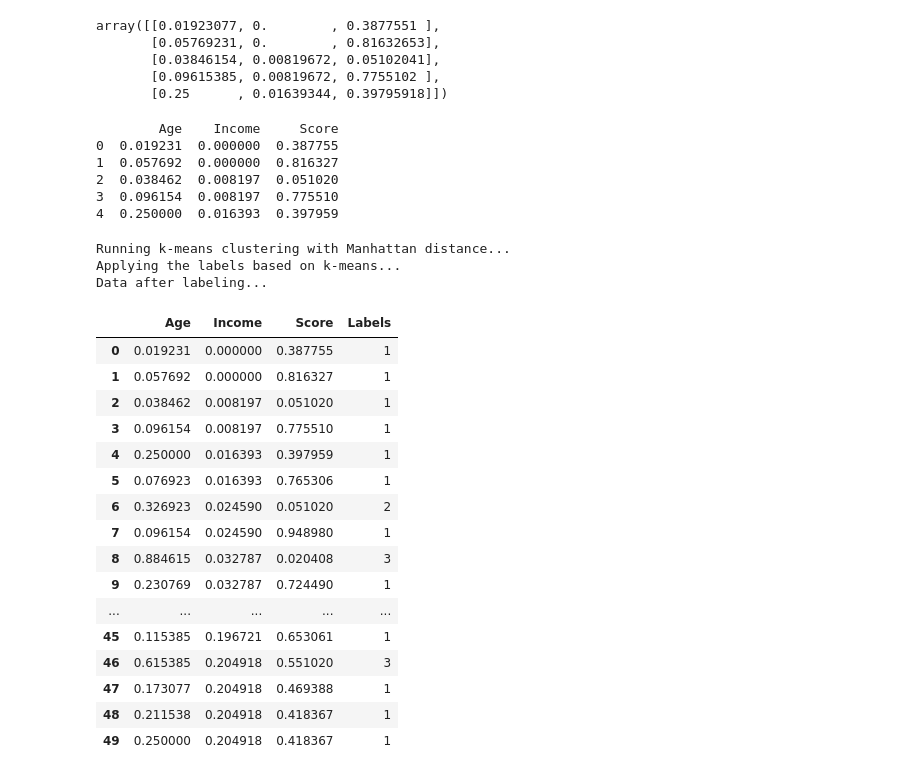
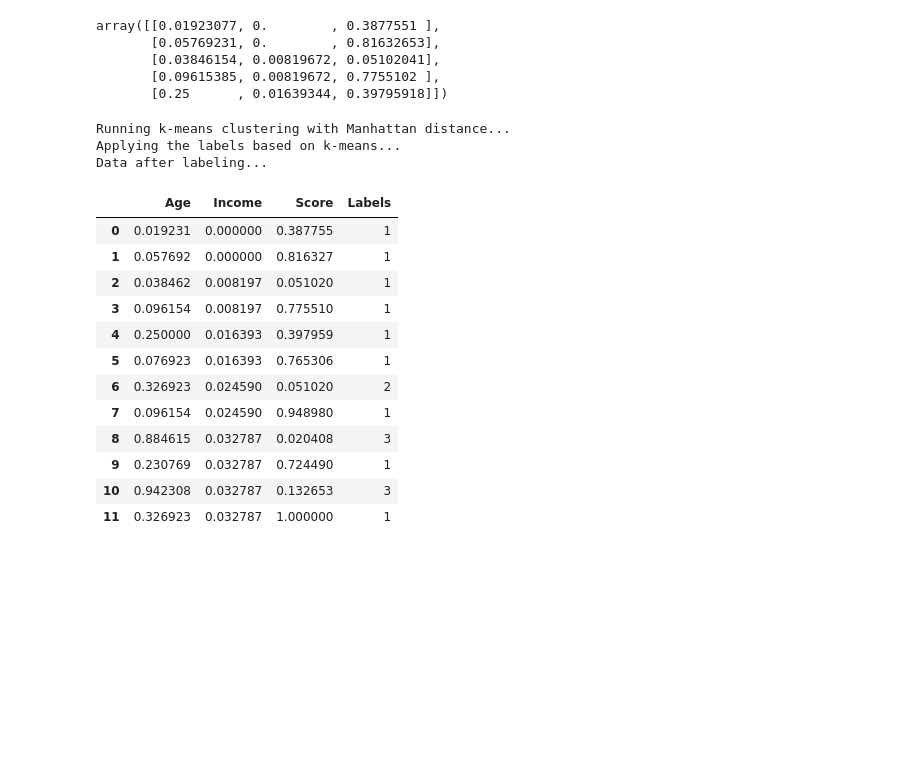
Before and after one commit to VaderSame/Mall-Customers-Segmentation-Dataset-, a Jupyter notebook: Assignment_2_Semal_Shastri.ipynb, the cells around one changed output. Drawn from its saved outputs; the diff is of its cells as text; code cells hidden in the pictures; blank space fills up the shorter version.

Commit message:
added the scaled dataframe code inside manhattan kmeans block and it works somehow

```diff
--- a/Assignment_2_Semal_Shastri.ipynb
+++ b/Assignment_2_Semal_Shastri.ipynb
@@ -121,19 +120,6 @@ array([[0.01923077, 0.        , 0.3877551 ],
        [0.03846154, 0.00819672, 0.05102041],
        [0.09615385, 0.00819672, 0.7755102 ],
        [0.25      , 0.01639344, 0.39795918]])
-# %%
-# Convert the scaled data back to a DataFrame with the same columns
-scaled_df = pd.DataFrame(scaler_MinMax, columns=df_drop.columns)
-
-# Now, scaled_df contains the scaled data in the same structure as df
-print(scaled_df.head())
-# %% [output]
-        Age    Income     Score
-0  0.019231  0.000000  0.387755
-1  0.057692  0.000000  0.816327
-2  0.038462  0.008197  0.051020
-3  0.096154  0.008197  0.775510
-4  0.250000  0.016393  0.397959
 # %%
 from pyclustering.cluster.kmeans import kmeans
 from pyclustering.utils.metric import type_metric, distance_metric
@@ -142,6 +128,9 @@ from pyclustering.utils.metric import distance_metric
 from pyclustering.cluster.center_initializer import random_center_initializer
 from pyclustering.cluster.encoder import type_encoding
 from pyclustering.cluster.encoder import cluster_encoder
+
+# Convert the scaled data back to a DataFrame with the same columns
+scaled_df = pd.DataFrame(scaler_MinMax, columns=df_drop.columns)
 
 data = scaled_df.values
 
@@ -153,37 +142,33 @@ initial_centers = random_center_initializer(data, k, random_state=5).initialize(
 
 # Distance metric 2 for Manhattan
 kmeans_manhattan = kmeans(data, initial_centers=initial_centers, metric=distance_metric(type_metric.MANHATTAN))
 kmeans_manhattan.process()
 py_clusters = kmeans_manhattan.get_clusters()
 py_centers = kmeans_manhattan.get_centers()
 py_encoding = kmeans_manhattan.get_cluster_encoding()
 py_encoder = cluster_encoder(py_encoding, py_clusters, data)
 py_labels = py_encoder.set_encoding(0).get_clusters()
 scaled_df['Labels'] = py_labels
 
 print('Running k-means clustering with Manhattan distance...')
 print('Applying the labels based on k-means...')
 print('Data after labeling...')
 scaled_df['Labels'] = scaled_df['Labels'].astype(str)
-scaled_df.head(50)
+scaled_df.head(12)
 # %% [output]
 Running k-means clustering with Manhattan distance...
 Applying the labels based on k-means...
 Data after labeling...
 |  | Age | Income | Score | Labels |
 | 0 | 0.019231 | 0.000000 | 0.387755 | 1 |
 | 1 | 0.057692 | 0.000000 | 0.816327 | 1 |
 | 2 | 0.038462 | 0.008197 | 0.051020 | 1 |
 | 3 | 0.096154 | 0.008197 | 0.775510 | 1 |
 | 4 | 0.250000 | 0.016393 | 0.397959 | 1 |
 | 5 | 0.076923 | 0.016393 | 0.765306 | 1 |
 | 6 | 0.326923 | 0.024590 | 0.051020 | 2 |
 | 7 | 0.096154 | 0.024590 | 0.948980 | 1 |
 | 8 | 0.884615 | 0.032787 | 0.020408 | 3 |
 | 9 | 0.230769 | 0.032787 | 0.724490 | 1 |
-| ... | ... | ... | ... | ... |
-| 45 | 0.115385 | 0.196721 | 0.653061 | 1 |
-| 46 | 0.615385 | 0.204918 | 0.551020 | 3 |
-| 47 | 0.173077 | 0.204918 | 0.469388 | 1 |
-| 48 | 0.211538 | 0.204918 | 0.418367 | 1 |
-| 49 | 0.250000 | 0.204918 | 0.418367 | 1 |
+| 10 | 0.942308 | 0.032787 | 0.132653 | 3 |
+| 11 | 0.326923 | 0.032787 | 1.000000 | 1 |
```
Also changed, not shown: parts of 2 cells of this notebook.
